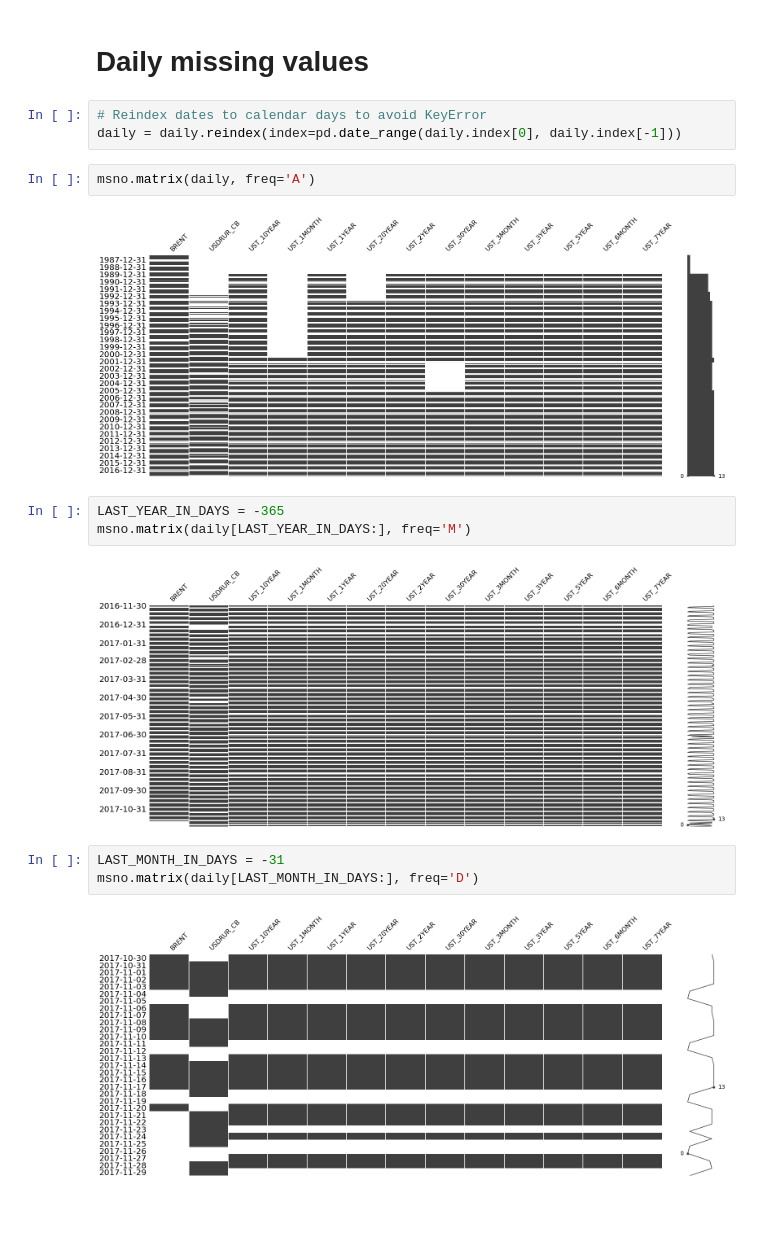
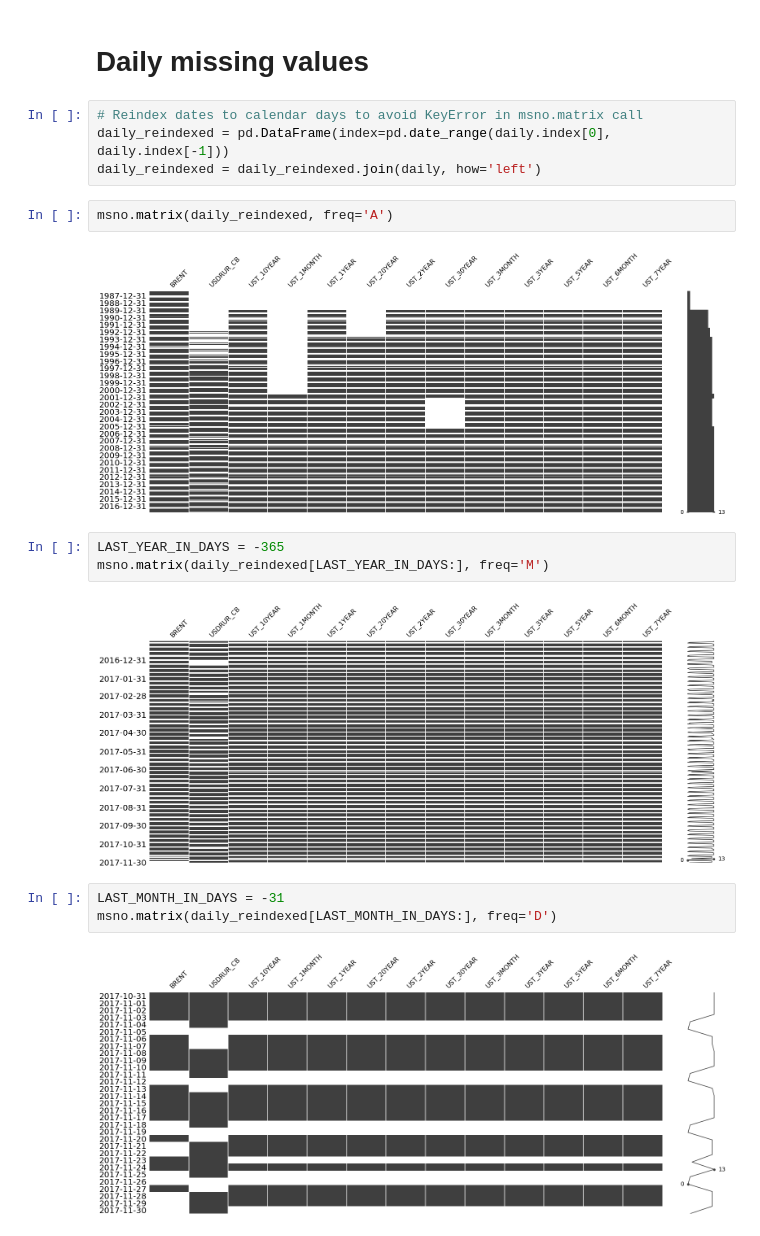
Before and after one commit to mini-kep/datamap, a Jupyter notebook: minikep_missing_values.ipynb, the cells around one changed output. Drawn from its saved outputs; the diff is of its cells as text; blank space fills up the shorter version.

Commit message:
Use left merge instad of reindex #14

```diff
--- a/minikep_missing_values.ipynb
+++ b/minikep_missing_values.ipynb
@@ -69,22 +69,23 @@ msno.dendrogram(monthly)
 # %% [markdown]
 # Daily missing values
 # %%
-# Reindex dates to calendar days to avoid KeyError
-daily = daily.reindex(index=pd.date_range(daily.index[0], daily.index[-1]))
+# Reindex dates to calendar days to avoid KeyError in msno.matrix call
+daily_reindexed = pd.DataFrame(index=pd.date_range(daily.index[0], daily.index[-1]))
+daily_reindexed = daily_reindexed.join(daily, how='left')
 # %%
-msno.matrix(daily, freq='A')
+msno.matrix(daily_reindexed, freq='A')
 # %% [output]
-[figure, old version]
+[figure, new version]
 # %%
 LAST_YEAR_IN_DAYS = -365
-msno.matrix(daily[LAST_YEAR_IN_DAYS:], freq='M')
+msno.matrix(daily_reindexed[LAST_YEAR_IN_DAYS:], freq='M')
 # %% [output]
-[figure, old version]
+[figure, new version]
 # %%
 LAST_MONTH_IN_DAYS = -31
-msno.matrix(daily[LAST_MONTH_IN_DAYS:], freq='D')
+msno.matrix(daily_reindexed[LAST_MONTH_IN_DAYS:], freq='D')
 # %% [output]
-[figure, old version]
+[figure, new version]
 # %%
 msno.heatmap(daily)
 # %% [output]
```
Also changed, not shown: parts of 1 cell of this notebook.
